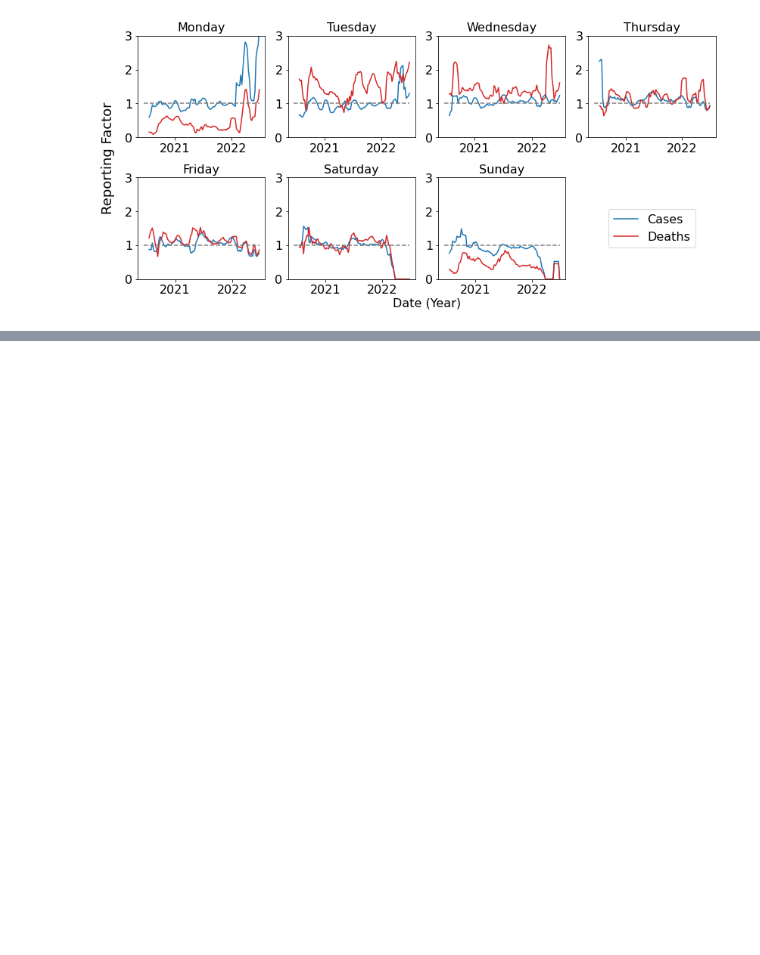
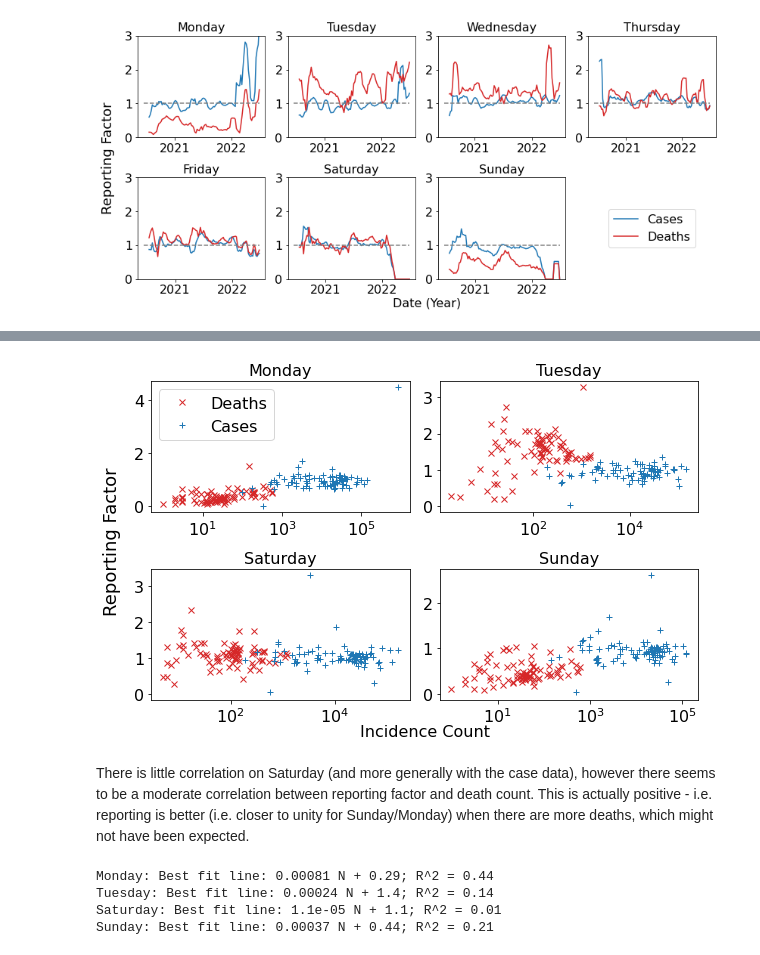
Before and after one commit to KCGallagher/periodic-sampling, a Jupyter notebook: analysis/data_trends.ipynb, the cells around one changed output, grey strips where cells are left out. Saved outputs shown, nothing was run; the diff lists cells and outputs as text; code cells hidden in the pictures; blank space fills up the shorter version.

Commit message:
Reporting trends UK

```diff
--- a/analysis/data_trends.ipynb
+++ b/analysis/data_trends.ipynb
@@ -286,0 +291,47 @@ plt.tight_layout()
+# %%
+day_indices = [0, 1, 5, 6]  # Only considering range Sat - Tues for visual simplicity
+period_df = df[df['Date'] < '2022-02-21']  # Reporting changes on Feb 21st 2022
+
+fig, axs = plt.subplots(2,2, figsize=(9,6))
+font_size = 16
+
+for i, day in enumerate(day_indices):
+    day_df = period_df[period_df['Day_Index'] == day]
+    ax = axs.reshape(-1)[i]
+    ax.plot(day_df['Daily_Deaths'], day_df['Dif_Daily_Deaths'], color='tab:red',
+            marker = 'x', linestyle = '', label = 'Deaths')
+    ax.plot(day_df['Daily_Cases'], day_df['Dif_Daily_Cases'], color='tab:blue',
+            marker = '+', linestyle = '', label = 'Cases')
+    ax.set_title(day_df['Weekday'].iloc[0], fontsize=font_size)
+    ax.tick_params(axis='both', which='major', labelsize=font_size)
+    ax.set_xscale('log')
+
+ax2 = fig.add_subplot(111, frameon=False)
+plt.tick_params(labelcolor='none', which='both', top=False, bottom=False, left=False, right=False)
+plt.ylabel("Reporting Factor", fontsize=18); plt.xlabel('Incidence Count', fontsize=font_size)
+
+axs[0,0].legend(loc=2, fontsize=font_size)
+plt.tight_layout()
+# plt.savefig(f"../images/data_trends/reporting_trends_{location}.png")
+# %% [output]
+[figure, added]
+# %% [markdown]
+There is little correlation on Saturday (and more generally with the case data), however there seems to be a moderate correlation between reporting factor and death count. This is actually positive - i.e. reporting is better (i.e. closer to unity for Sunday/Monday) when there are more deaths, which might not have been expected.
+# %%
+day_indices = [0, 1, 5, 6]  # Only considering range Sat - Tues for visual simplicity
+data_type = 'Deaths'
+
+def print_lr(result):
+    """Improved readability of linear regression results"""
+    print(f"{day_df['Weekday'].iloc[0]}: Best fit line: {result.slope:.2g} N " +
+          f"+ {result.intercept:.2g}; R^2 = {result.rvalue:.2f}")
+
+for i, day in enumerate(day_indices):
+    day_df = period_df[period_df['Day_Index'] == day]
+    result = sp.stats.linregress(day_df['Daily_' + data_type][1:], day_df['Dif_Daily_' + data_type][1:])
+    print_lr(result)
+# %% [output]
+Monday: Best fit line: 0.00081 N + 0.29; R^2 = 0.44
+Tuesday: Best fit line: 0.00024 N + 1.4; R^2 = 0.14
+Saturday: Best fit line: 1.1e-05 N + 1.1; R^2 = 0.01
+Sunday: Best fit line: 0.00037 N + 0.44; R^2 = 0.21
```
Also changed, not shown: parts of 2 cells of this notebook, 1 other file.
